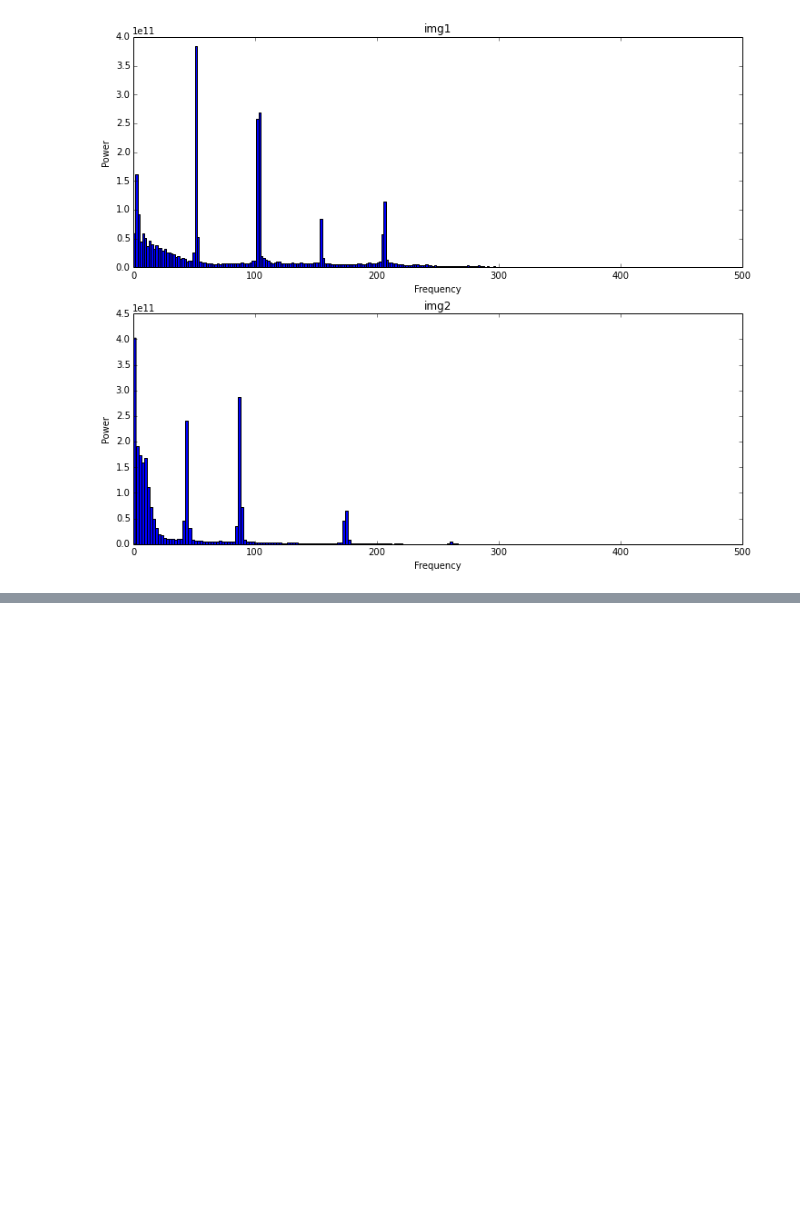
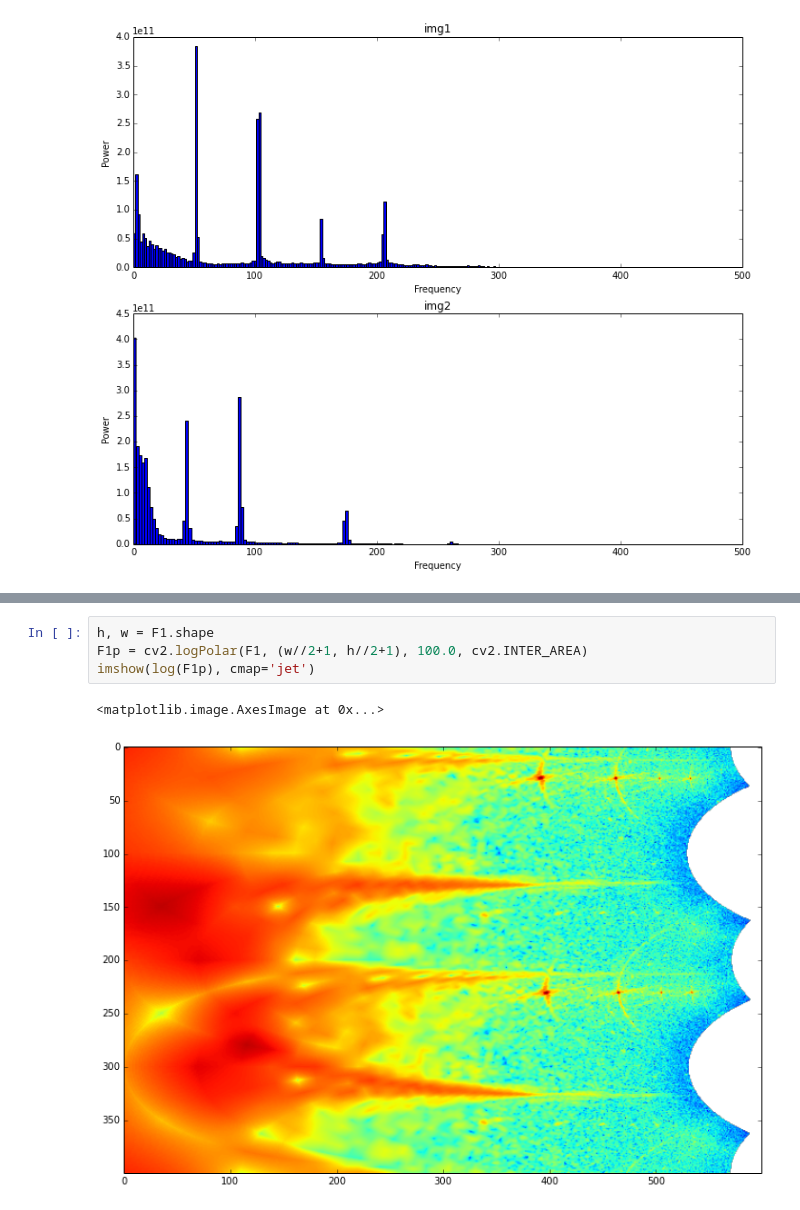
Before and after one commit to znah/notebooks, a Jupyter notebook: FFT_match.ipynb, the cells around one changed output, grey strips where cells are left out. Cells and saved outputs as stored; diff of their text form; blank space fills up the shorter version.

```diff
--- a/FFT_match.ipynb
+++ b/FFT_match.ipynb
@@ -96,0 +104,7 @@ r_hist(F2**2)
+# %%
+h, w = F1.shape
+F1p = cv2.logPolar(F1, (w//2+1, h//2+1), 100.0, cv2.INTER_AREA)
+imshow(log(F1p), cmap='jet')
+# %% [output]
+<matplotlib.image.AxesImage at 0x...>
+[figure, added]
```
Also changed, not shown: parts of 6 cells of this notebook, 1 other file.
